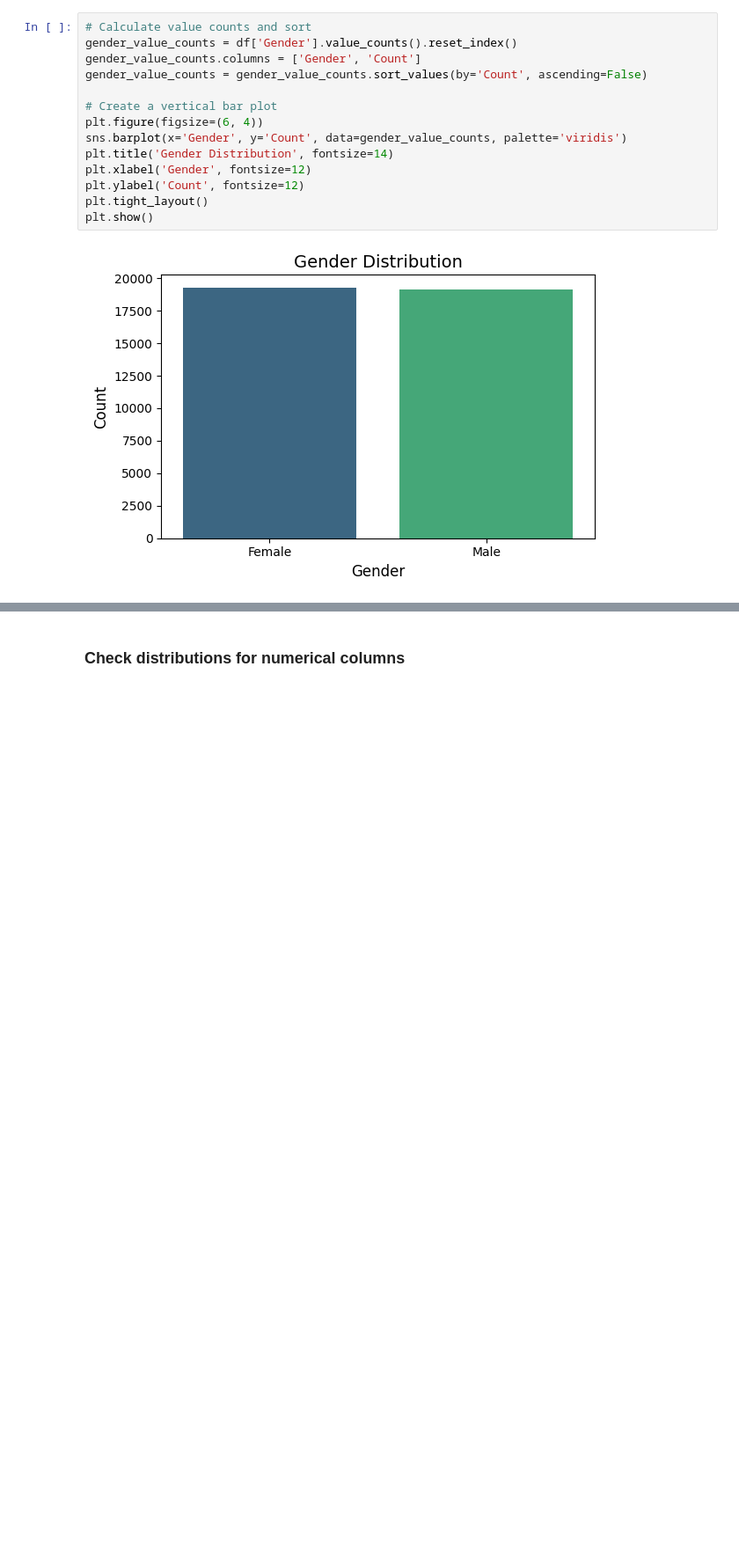
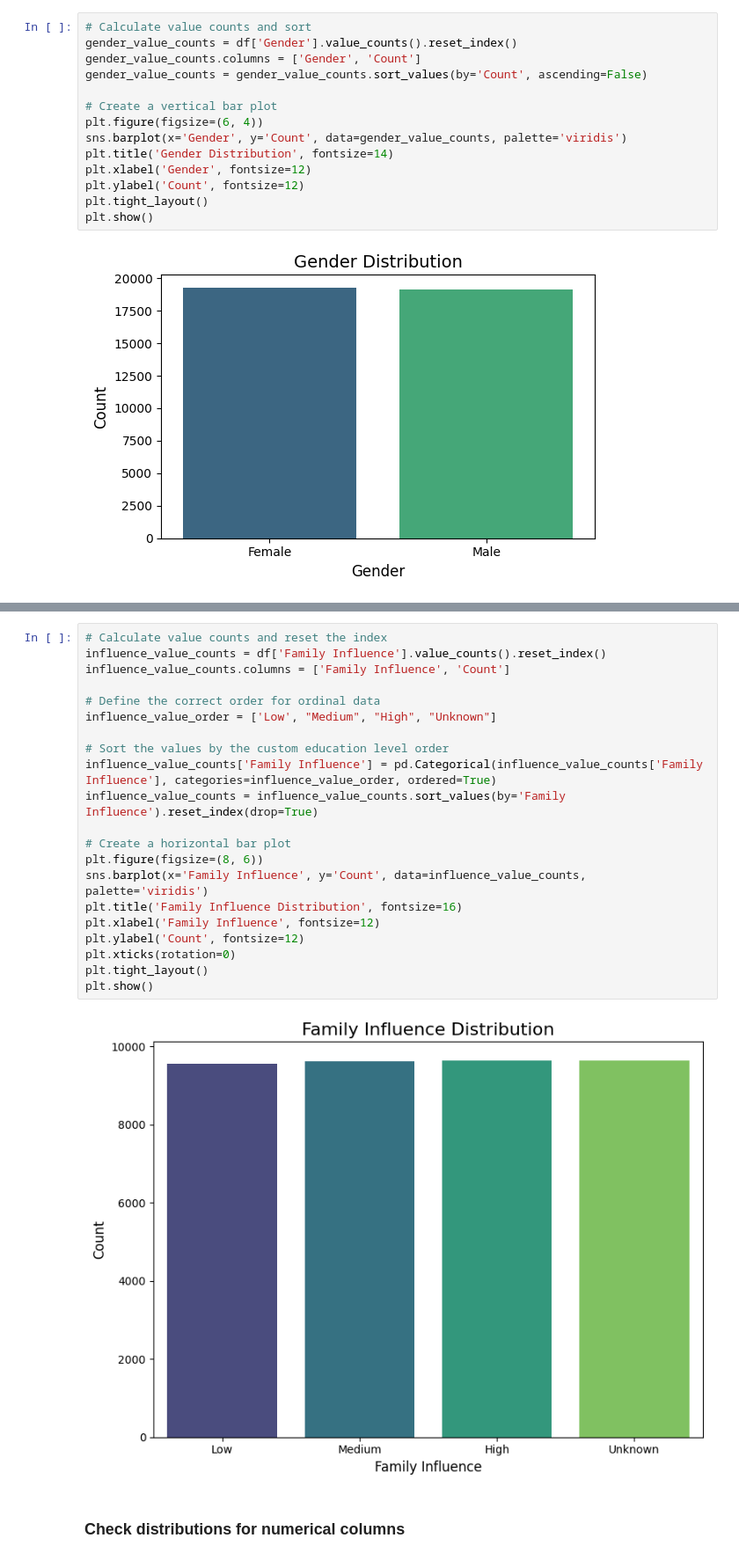
Before and after one commit to wdavjr/wd-career-field-vs-occupation-eda, a Jupyter notebook: eda-of-occupation-vs-field-of-study.ipynb, the cells around one changed output, grey strips where cells are left out. Shown: that part at 88% size. Drawn from its saved outputs; the diff is of its cells as text; blank space fills up the shorter version.

```diff
--- a/eda-of-occupation-vs-field-of-study.ipynb
+++ b/eda-of-occupation-vs-field-of-study.ipynb
@@ -264,3 +262,26 @@ influence_value_counts
+# %%
+# Calculate value counts and reset the index
+influence_value_counts = df['Family Influence'].value_counts().reset_index()
+influence_value_counts.columns = ['Family Influence', 'Count']
+
+# Define the correct order for ordinal data
+influence_value_order = ['Low', "Medium", "High", "Unknown"]
+
+# Sort the values by the custom education level order
+influence_value_counts['Family Influence'] = pd.Categorical(influence_value_counts['Family Influence'], categories=influence_value_order, ordered=True)
+influence_value_counts = influence_value_counts.sort_values(by='Family Influence').reset_index(drop=True)
+
+# Create a horizontal bar plot
+plt.figure(figsize=(8, 6))
+sns.barplot(x='Family Influence', y='Count', data=influence_value_counts, palette='viridis')
+plt.title('Family Influence Distribution', fontsize=16)
+plt.xlabel('Family Influence', fontsize=12)
+plt.ylabel('Count', fontsize=12)
+plt.xticks(rotation=0)
+plt.tight_layout()
+plt.show()
+# %% [output]
+[figure, added]
 # %% [markdown]
 ### Check distributions for numerical columns
 # %%
```
Also changed, not shown: parts of 7 cells of this notebook.
